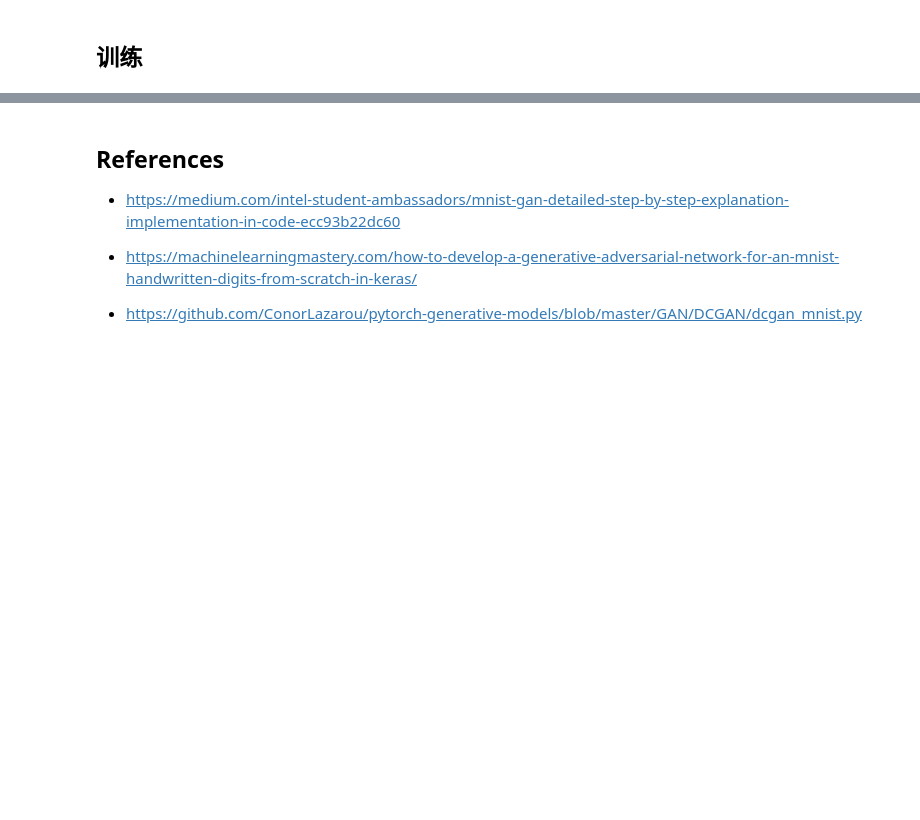
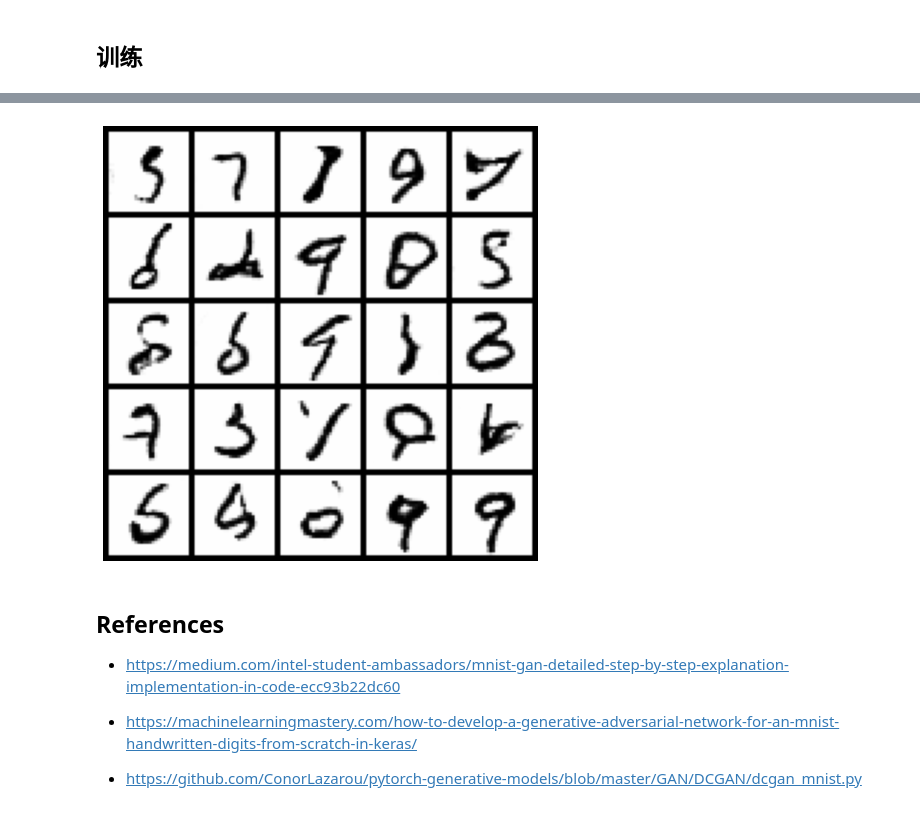
Before and after one commit to qrsforever/hzcsnote, a Jupyter notebook: gan/tasks/mnist.ipynb, the cells around one changed output, grey strips where cells are left out. Cells and saved outputs as stored; diff of their text form; code cells hidden in the pictures; blank space fills up the shorter version.

```diff
--- a/gan/tasks/mnist.ipynb
+++ b/gan/tasks/mnist.ipynb
@@ -304,3 +386,14 @@ with torch.no_grad():
+# %%
+G2.eval()
+with torch.no_grad():
+    latent = torch.randn(n_samples, latent_dim, dtype=torch.float)
+    fake_images = G2(latent.to('cuda')).cpu() * -1 # cmap: gray_r
+    image = torchvision.utils.make_grid(fake_images, nrow=5, normalize=True)
+    plt.figure(figsize=(8, 8))
+    plt.axis('off')
+    plt.imshow(image.numpy().transpose((1, 2, 0)))
+# %% [output]
+[figure, added]
 # %% [markdown]
 ## References
 
```
Also changed, not shown: parts of 12 cells of this notebook, 2 other files.
